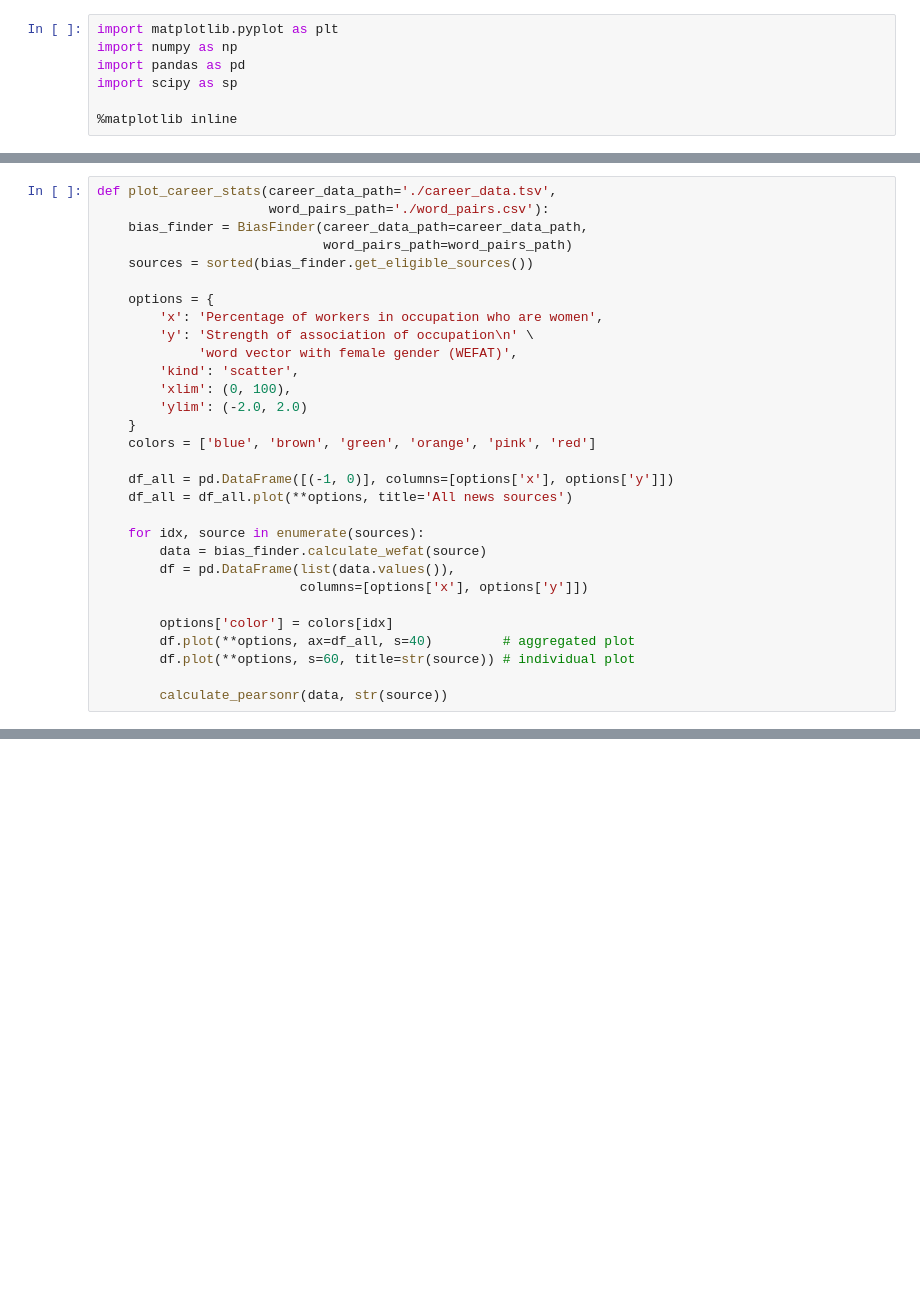
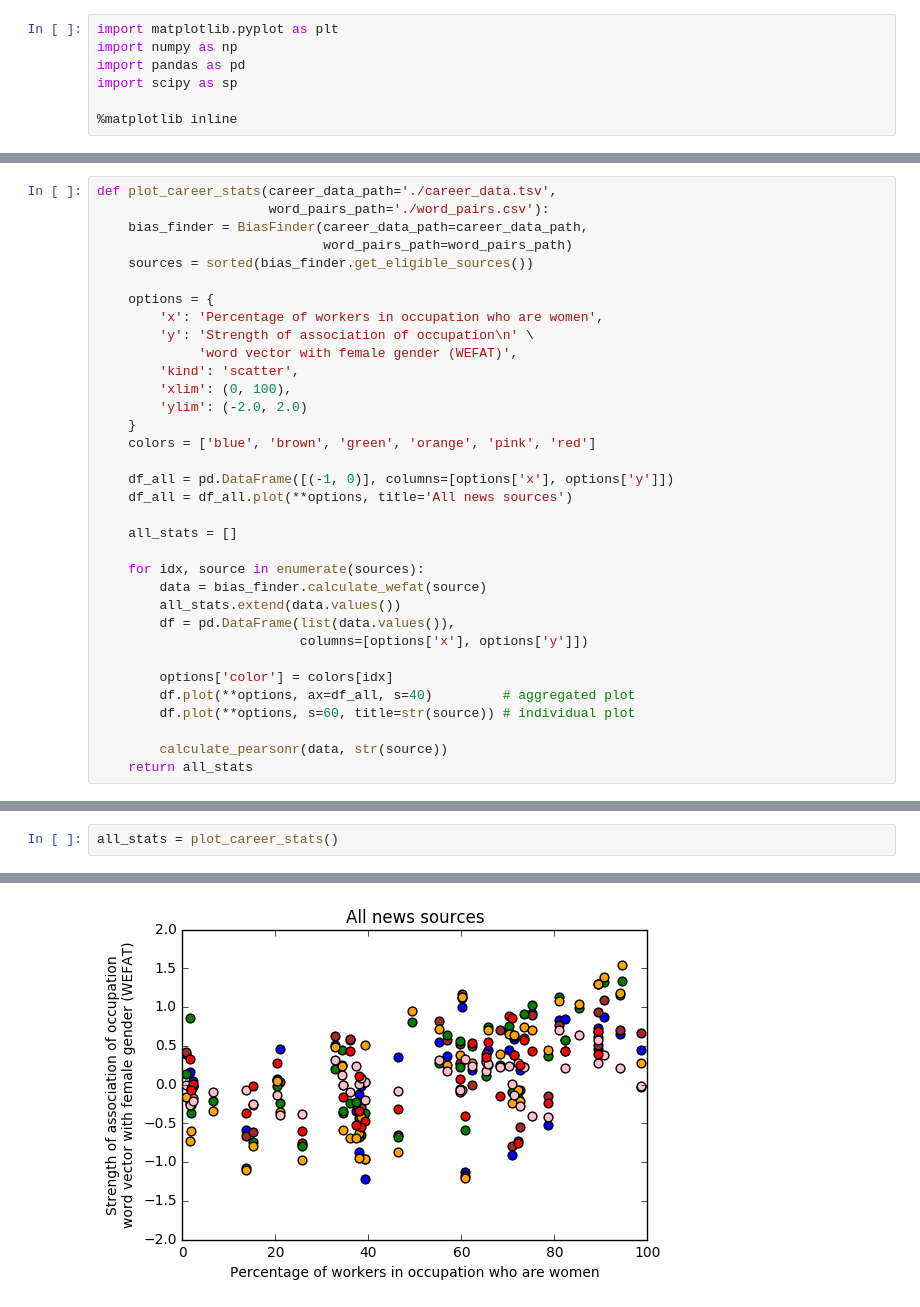
Before and after one commit to CuriousG102/ir-bias, a Jupyter notebook: career_plot.ipynb, the cells around one changed output, grey strips where cells are left out. Saved outputs shown, nothing was run; the diff lists cells and outputs as text; blank space fills up the shorter version.

```diff
--- a/career_plot.ipynb
+++ b/career_plot.ipynb
@@ -35,8 +37,11 @@ def plot_career_stats(career_data_path='./career_data.tsv',
     df_all = pd.DataFrame([(-1, 0)], columns=[options['x'], options['y']])
     df_all = df_all.plot(**options, title='All news sources')
 
+    all_stats = []
+
     for idx, source in enumerate(sources):
         data = bias_finder.calculate_wefat(source)
+        all_stats.extend(data.values())
         df = pd.DataFrame(list(data.values()),
                           columns=[options['x'], options['y']])
 
@@ -45,3 +50,4 @@ def plot_career_stats(career_data_path='./career_data.tsv',
         df.plot(**options, s=60, title=str(source)) # individual plot
 
         calculate_pearsonr(data, str(source))
+    return all_stats
@@ -74,0 +54,3 @@ Pearson correlation for Xinua News Agency:
+# %%
+all_stats = plot_career_stats()
+# %% [output]
@@ -74,0 +74 @@ Pearson correlation for Xinua News Agency:
+[figure, added]
```
Also changed, not shown: parts of 7 cells of this notebook, 3 other files.
